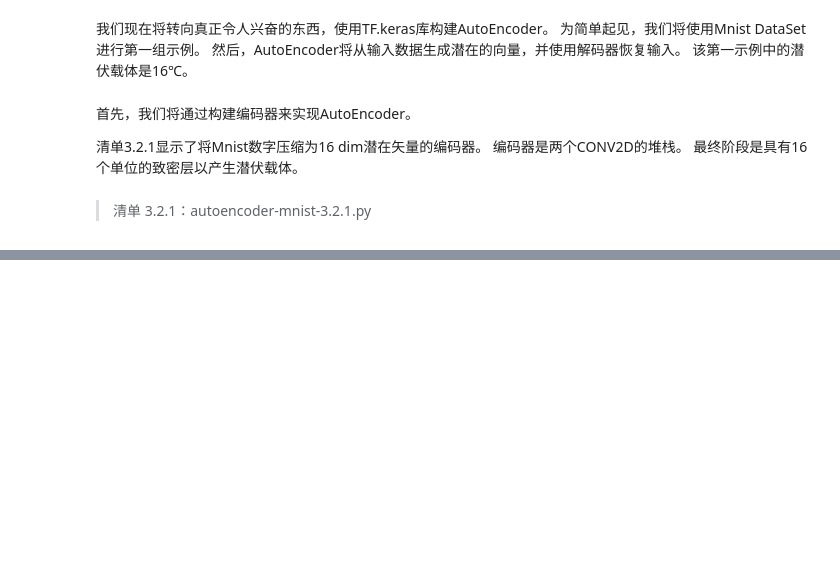
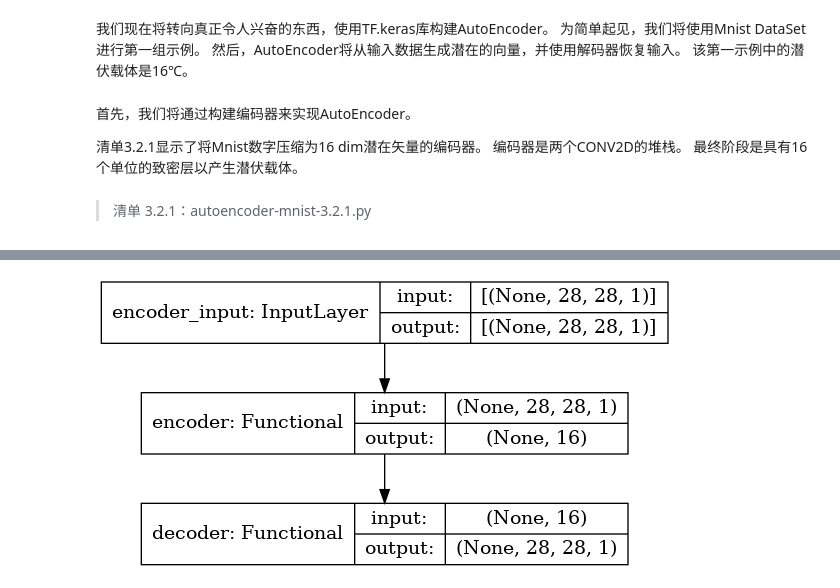
Before and after one commit to ustchope/Advanced-Deep-Learning-with-Keras, a Jupyter notebook: ch3.ipynb, the cells around one changed output, grey strips where cells are left out. Cells and saved outputs as stored; diff of their text form; code cells hidden in the pictures; blank space fills up the shorter version.

```diff
--- a/ch3.ipynb
+++ b/ch3.ipynb
@@ -119,0 +266,7 @@ if gpus:
+# %%
+# autoencoder = encoder + decoder
+# instantiate autoencoder model
+autoencoder = Model(inputs,
+                    decoder(encoder(inputs)),
+                    name='autoencoder')
+autoencoder.summary()
@@ -119,0 +289,6 @@ if gpus:
+# %%
+plot_model(autoencoder,
+           to_file='autoencoder.png',
+           show_shapes=True)
+# %% [output]
+[figure, added]
```
Also changed, not shown: parts of 63 cells of this notebook, 1 other file.
